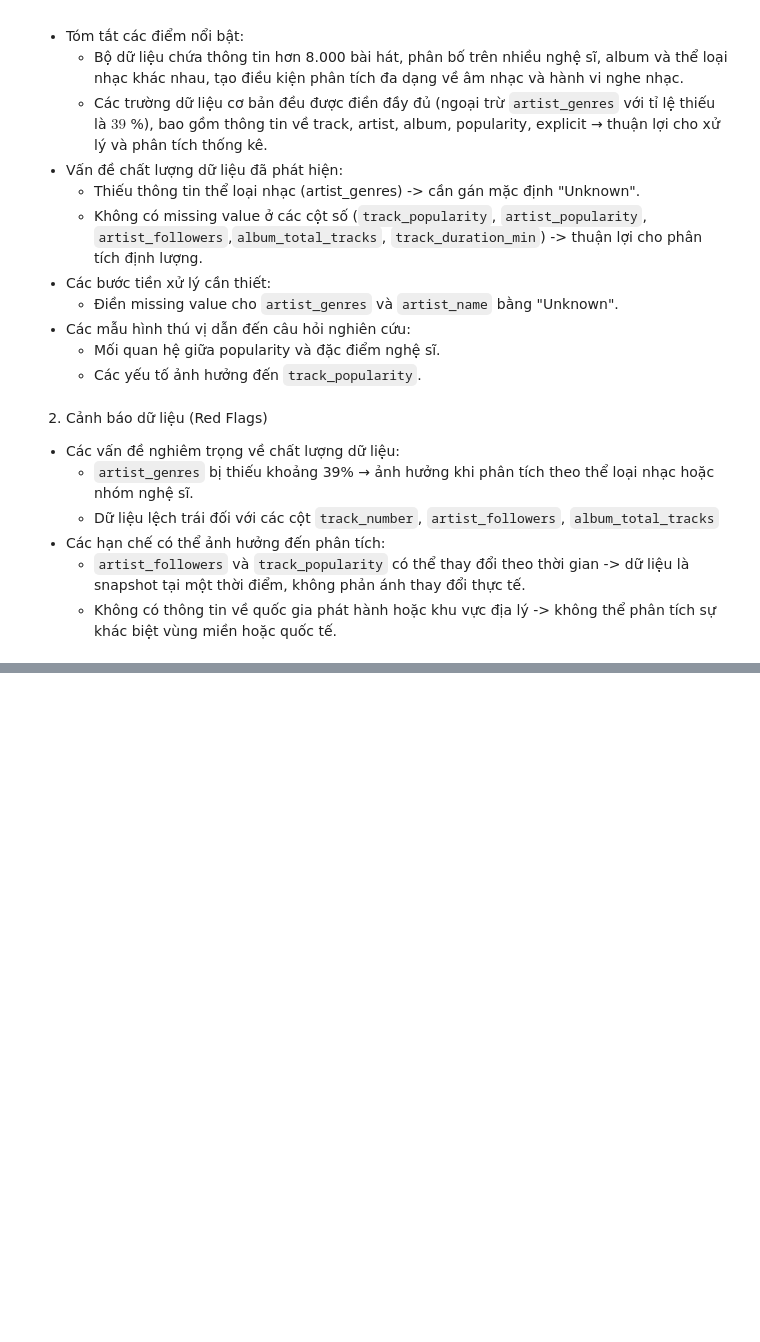
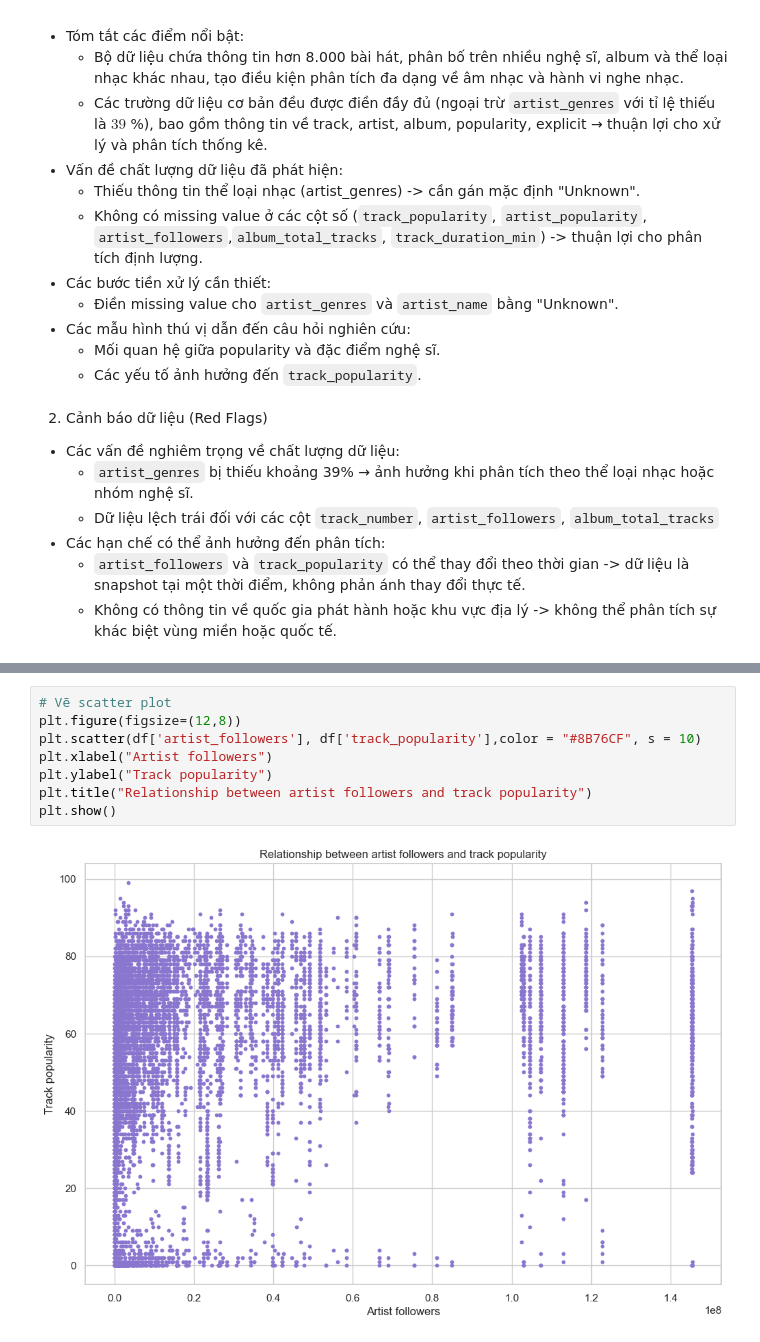
Before and after one commit to thangnguyennbk-sys/Spotify_project, a Jupyter notebook: Spotify_project.ipynb, the cells around one changed output, grey strips where cells are left out. Cells and saved outputs as stored; diff of their text form; blank space fills up the shorter version.

```diff
--- a/Spotify_project.ipynb
+++ b/Spotify_project.ipynb
@@ -638,0 +679,10 @@ Nhận xét: Boxplot giúp ta thấy trung vị (đường giữa hộp) và cá
+# %%
+# Vẽ scatter plot
+plt.figure(figsize=(12,8))
+plt.scatter(df['artist_followers'], df['track_popularity'],color = "#8B76CF", s = 10)
+plt.xlabel("Artist followers")
+plt.ylabel("Track popularity")
+plt.title("Relationship between artist followers and track popularity")
+plt.show()
+# %% [output]
+[figure, added]
```
Also changed, not shown: parts of 12 cells of this notebook.
